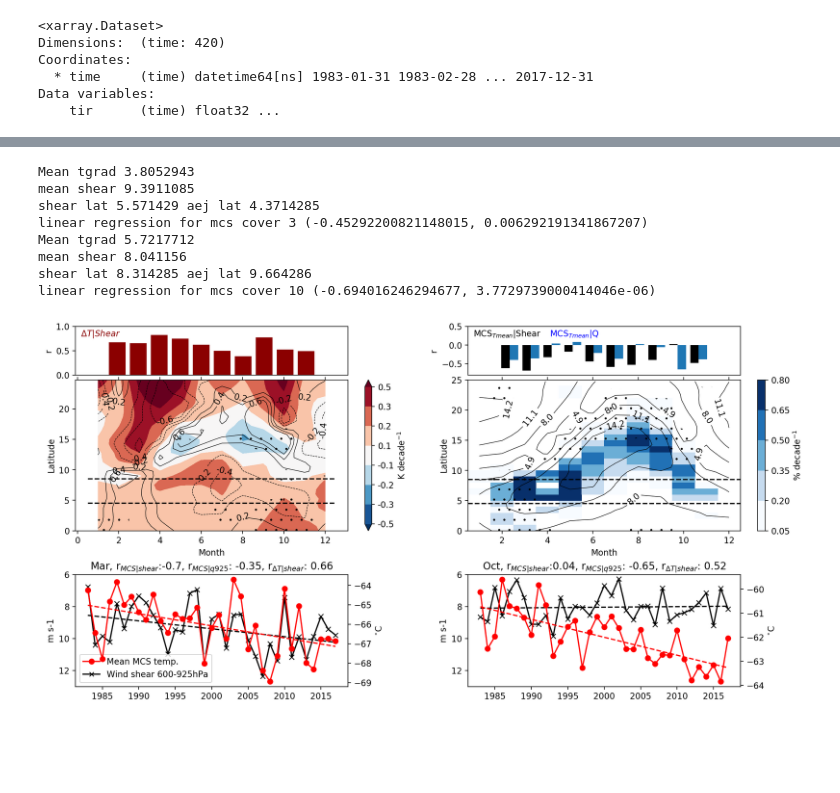
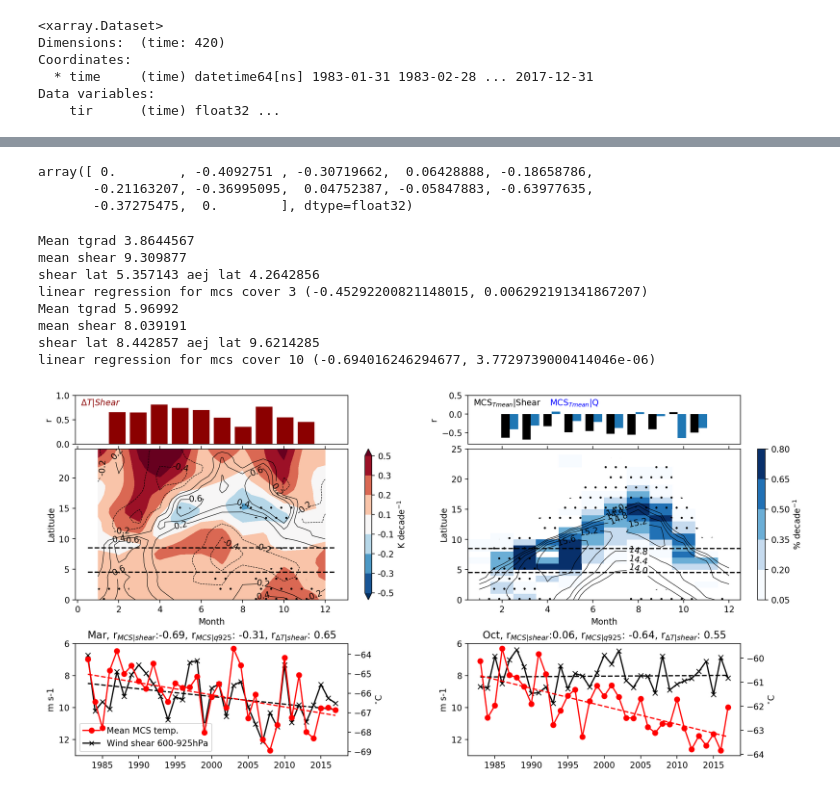
Before and after one commit to cornkle/proj_CEH, a Jupyter notebook: notebooks/CLOVER_OBS_fig1.ipynb, the cells around one changed output, grey strips where cells are left out. Saved outputs shown, nothing was run; the diff lists cells and outputs as text; code cells hidden in the pictures; blank space fills up the shorter version.

```diff
--- a/notebooks/CLOVER_OBS_fig1.ipynb
+++ b/notebooks/CLOVER_OBS_fig1.ipynb
@@ -167,17 +161,17 @@ apply(linear_trend_lingress,nb_missing=10)*10
 vtrend = era_trend['v'][era_trend['time.year']>1982].sel(level=925).squeeze().groupby('time.month'). \
 apply(linear_trend_lingress,nb_missing=10)*10
 
-qtrend = era_trend['q'][era_trend['time.year']>1982].sel(level=925).squeeze().groupby('time.month'). \
+qtrend = era_trend['q'][era_trend['time.year']>1982].sel(level=slice(924,925)).mean('level').squeeze().groupby('time.month'). \
 apply(linear_trend_lingress,nb_missing=10, sig=0.05)*10*1000
 
-qtrend_ns = era_trend['q'][era_trend['time.year']>1982].sel(level=925).squeeze().groupby('time.month'). \
+qtrend_ns = era_trend['q'][era_trend['time.year']>1982].sel(level=slice(924,925)).mean('level').squeeze().groupby('time.month'). \
 apply(linear_trend_lingress,nb_missing=10)*10*1000
 
 ttrend = era_trend['t'][era_trend['time.year']>1982].sel(level=925).squeeze().groupby('time.month'). \
 apply(linear_trend_lingress,nb_missing=10)*10
 
-shear_u = era_trend['u'][era_trend['time.year']>1982].sel(level=slice(600,925)).min(dim='level')-era_trend['u'].sel(level=slice(600,925)).max(dim='level')
-shear_v = era_trend['v'][era_trend['time.year']>1982].sel(level=slice(600,925)).min(dim='level')-era_trend['v'].sel(level=slice(600,925)).max(dim='level')
+shear_u = era_trend['u'][era_trend['time.year']>1982].sel(level=slice(600,700)).min(dim='level')-era_trend['u'].sel(level=slice(850,925)).max(dim='level')
+shear_v = era_trend['v'][era_trend['time.year']>1982].sel(level=slice(600,700)).min(dim='level')-era_trend['v'].sel(level=slice(850,925)).max(dim='level')
 ws_shear = u_met.u_v_to_ws_wd(shear_u.values, shear_v.values)
 shear = era_trend['u'][era_trend['time.year']>1982].sel(level=925)
 shear.name = 'shear'
@@ -210,7 +215,7 @@ Dimensions without coordinates: dim_0
 umean = era_trend['u'][era_trend['time.year']>1982].sel(level=slice(600,700)).mean(dim='level').squeeze().groupby('time.month').mean('time')
 vmean = era_trend['v'][era_trend['time.year']>1982].sel(level=slice(600,700)).mean(dim='level').squeeze().groupby('time.month').mean('time')
 u9mean = era_trend['u'][era_trend['time.year']>1982].sel(level=925).squeeze().groupby('time.month').mean('time')
-qmean = era_trend['q'][era_trend['time.year']>1982].sel(level=925).squeeze().groupby('time.month').mean('time')
+qmean = era_trend['q'][era_trend['time.year']>1982].sel(level=slice(924,925)).mean('level').squeeze().groupby('time.month').mean('time') *1000
 tmean = era_trend['t'][era_trend['time.year']>1982].sel(level=925).squeeze().groupby('time.month').mean('time')
 shearmean = shear[shear['time.year']>1982].squeeze().groupby('time.month').mean('time') #(u9mean/(umean-u9mean))*100
 # %%
@@ -464,6 +462,7 @@ linear regression for mcs cover 6 (-0.6762868492947713, 8.221594583308317e-06)
 rlist = [] # grad
 mlist  = [] # mcs shear
 qlist = [] # mcs q
+qmlist = []
 ulist = []
 mcsmean = [] # mcs T drop
 for mm in range(1,13):
@@ -473,4 +472,5 @@ for mm in range(1,13):
     qlist.append(dic[6][0])
     mcsmean.append(dic[9])
     ulist.append(dic[12][0])
+    qmlist.append(dic[13][0])
 # %% [output]
@@ -609,9 +610,17 @@ strend_ns.transpose().shape
 contour = {'x' : ttrend.month, 'y' : era_trend.latitude, 'data' : strend_ns.transpose().values,  # /shearmean.transpose().values)*100
            'levels' : [-0.6,-0.4,-0.2,0.2,0.4, 0.6] , 'cmap' : 'viridis', 'colors' : 'k'} #  [-0.5,-0.3,-0.1,0.1,0.3,0.5] np.array([-14,-8,-2,2,8,14])
 
-contour2 = {'x' : ttrend.month, 'y' : era_trend.latitude, 'data' : shearmean.transpose(),
-           'levels' : np.linspace(np.min(shearmean),np.max(shearmean),6), 'cmap' : 'Greys', 'colors' : 'k'} #np.array([-0.75, -0.6, -0.45])*-1
+# contour3 = {'x' : ttrend.month, 'y' : era_trend.latitude, 'data' : shearmean.transpose(),
+#             'levels' : np.linspace(np.min(shearmean),np.max(shearmean),6), 'cmap' : 'Greys', 'colors' : 'r'} #np.array([-0.75, -0.6, -0.45])*-1
 
+# contour2 = {'x' : cmean.month, 'y' : cmean.lat, 'data' : cmean.transpose(),  #qmean.transpose()
+#            'levels' : np.linspace(1,5,6), 'cmap' : 'Greys', 'colors' : 'k'} #np.array([-0.75, -0.6, -0.45])*-1
+
+contour2 = {'x' : ttrend.month, 'y' : era_trend.latitude, 'data' : qmean.transpose(),  #qmean.transpose()
+           'levels' : np.linspace(14,16,6), 'cmap' : 'Greys', 'colors' : 'k'}
+
+
+contour3 = None
 mask_sig = (qtrend.transpose()>0.1).astype(int)
 
 mask_sig2 = (strend_ns.transpose()>0.3).astype(int)
@@ -629,6 +638,12 @@ array([-63.641705, -62.350796, -65.34352 , -64.653046, -64.6926  , -63.638725,
       dtype=float32)
 Coordinates:
   * time     (time) datetime64[ns] 1983-05-31 1984-05-31 ... 2017-05-31
+# %%
+qlist
+# %% [output]
+array([ 0.        , -0.4092751 , -0.30719662,  0.06428888, -0.18658786,
+       -0.21163207, -0.36995095,  0.04752387, -0.05847883, -0.63977635,
+       -0.37275475,  0.        ], dtype=float32)
 # %%
 f=plt.figure(figsize=(14,8), dpi=200)  # this opens a plot window
 
@@ -657,10 +672,12 @@ ax.set_ylim(0,1)
 plt.gca().set_xticks([])
 plt.ylabel('r')
 ax.text(0.02,0.8,'${\Delta T|Shear}$', color='darkred', transform=ax.transAxes)
-
+qlistt = np.array(qlist).copy()
+# qlistt[3] = qlistt[3]-0.5
+# qlistt[4] = qlistt[4]-0.6
 ax1 = plt.axes(rect_histx2)
 bbar = ax1.bar(ttrend.month-0.2,np.array(ulist)*-1, align='center', width=0.4,color='k') # mlist
-bbar = ax1.bar(ttrend.month+0.2,qlist, align='center', width=0.4)
+bbar = ax1.bar(ttrend.month+0.2,qlistt, align='center', width=0.4)
 plt.gca().set_xticks([])
 plt.ylabel('r')
 ax1.text(0.02,0.8,'MCS$_{Tmean}$|Shear', color='k', transform=ax1.transAxes)
@@ -671,6 +688,7 @@ ax2 = plt.axes(rect_scatter1)
 mapp = ax2.contourf(ttrend.month, era_trend.latitude, ttrend.transpose(),
                    cmap='RdBu_r', extend='both', levels=np.linspace(-0.45,0.45,8))  # this is the actual plot
 
+  # this is the actual plot
 
 mpl.rcParams['hatch.linewidth'] = 0.1
 
@@ -725,6 +743,9 @@ cmapp = uplot.discrete_cmap(5, base_cmap='Blues')
 mappable = ax3.pcolormesh(np.arange(0.5,13,1), np.arange(0,26,1),da.sel(lat=slice(0,25)).values
                           ,cmap=cmapp, vmin=0.05, vmax=0.80)
 
+# mappable = ax3.pcolormesh(np.arange(0.5,13,1), ccover_trend.lat,ctrend.transpose()
+#                           ,cmap=cmapp, vmin=0.05, vmax=0.80)
+
 cbar = plt.colorbar(mappable, ticks=np.linspace(0.05,0.80,6)) # ticks=np.linspace(30,45,11) , ticks=np.linspace(20,40,11)
 cbar.set_label('% decade$^{-1}$')
 plt.hlines(4.5,0.5,12.5, linestyles='dashed')
@@ -756,6 +777,11 @@ plt.tick_params(
 if contour2 is not None:
     cs = ax3.contour(contour2['x'], contour2['y'], contour2['data'], levels=contour2['levels'],
                     colors=contour2['colors'] , linewidths=0.6)
+    plt.clabel(cs, inline=1, fontsize=10, fmt="%1.1f")
+
+if contour3 is not None:
+    cs = ax3.contour(contour3['x'], contour3['y'], contour3['data'], levels=contour3['levels'],
+                    colors=contour3['colors'] , linewidths=0.6)
     plt.clabel(cs, inline=1, fontsize=10, fmt="%1.1f")
 
 ################################
@@ -791,37 +817,37 @@ m = 10
 monthdic = calc_month(m)
 
 x = np.arange(0,len(monthdic[0]))
 rr = monthdic[4][0]
 ax6.plot(monthdic[7].year, monthdic[0], 'x-', label='Wind shear 600-925hPa', color='k')
 ax6.plot(monthdic[7].year, monthdic[2] + x*monthdic[3], '--', color='k')
 #ax.set_ylim(-15,-5)
 
 ax6.set_ylim(6,13)
 ax6.set_ylim(ax6.get_ylim()[::-1])
 
 ax7 = ax6.twinx()
 ax7.plot(monthdic[1]['time.year'],monthdic[1], 'o-', label='Mean MCS temp.', color='r')
 ax7.plot(monthdic[7].year, monthdic[8] + x*monthdic[9], '--', color='r')
 mcsline = lines.Line2D([],[], color='r', label='Mean MCS temp.', linestyle='solid', marker='o')
 shearline = lines.Line2D([],[], color='k', label='Wind shear 600-925hPa', linestyle='solid', marker='x', markersize=5)
 ax7.set_ylabel('$^{\circ}$C')
 ax6.set_ylabel('m s-1')
 
 
 ax6.set_title(monthdic[5]+', r$_{MCS|shear}$:'+ str(np.round(rr, decimals=2)) +', r$_{MCS|q925}$: '
              + str(np.round(monthdic[6][0], decimals=2)) + ', r$_{\Delta T|shear}$'': ' + str(np.round(monthdic[10][0], decimals=2)))
 if m==3:
     ax6.legend(handles=[mcsline, shearline], loc='lower left')
 
 plt.tight_layout()
 plt.savefig(cnst.network_data + 'figs/CLOVER/fig1.jpg')
 # %% [output]
-Mean tgrad 3.8052943
-mean shear 9.3911085
-shear lat 5.571429 aej lat 4.3714285
+Mean tgrad 3.8644567
+mean shear 9.309877
+shear lat 5.357143 aej lat 4.2642856
 linear regression for mcs cover 3 (-0.45292200821148015, 0.006292191341867207)
-Mean tgrad 5.7217712
-mean shear 8.041156
-shear lat 8.314285 aej lat 9.664286
+Mean tgrad 5.96992
+mean shear 8.039191
+shear lat 8.442857 aej lat 9.6214285
 linear regression for mcs cover 10 (-0.694016246294677, 3.7729739000414046e-06)
-[figure, old version]
+[figure, new version]
```
Also changed, not shown: parts of 27 cells of this notebook, 14 other files.
